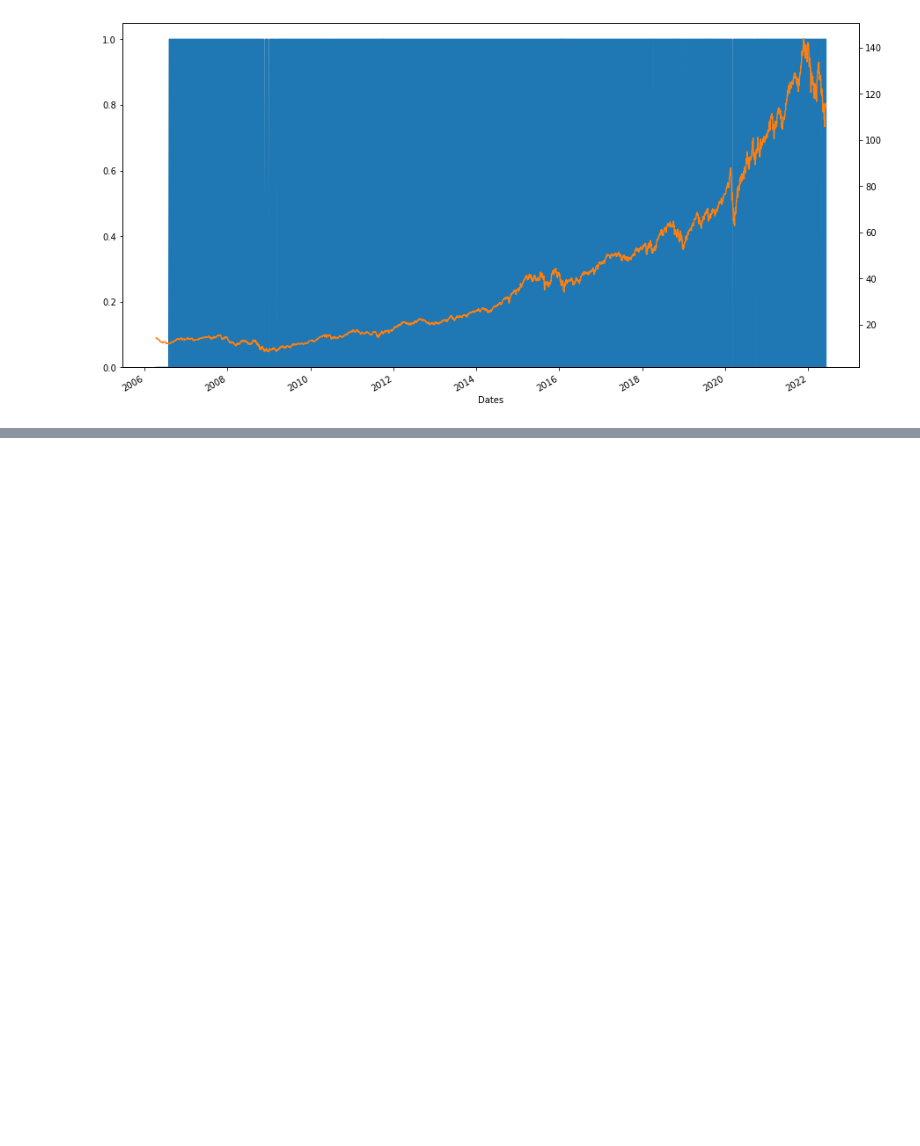
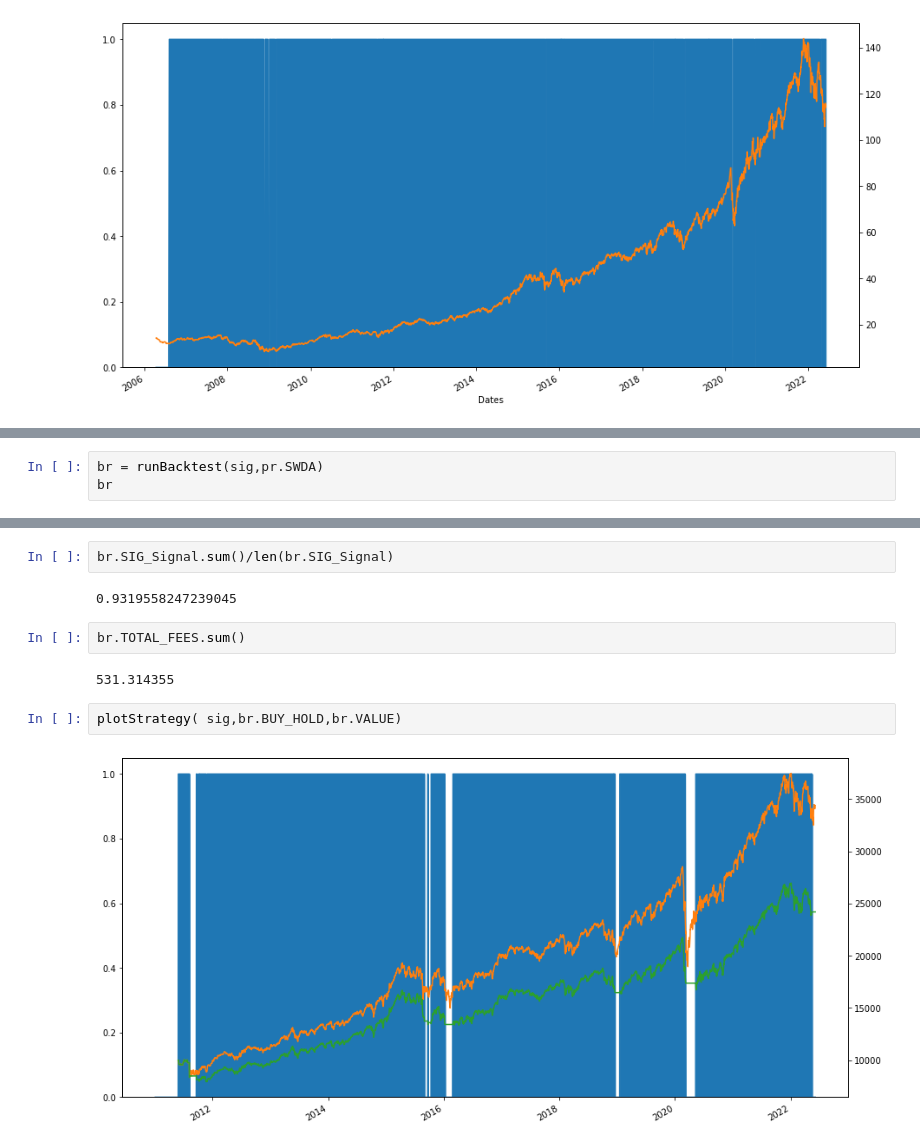
Before and after one commit to bearloop/strategies, a Jupyter notebook: naive_trend_following.ipynb, the cells around one changed output, grey strips where cells are left out. Saved outputs shown, nothing was run; the diff lists cells and outputs as text; blank space fills up the shorter version.

```diff
--- a/naive_trend_following.ipynb
+++ b/naive_trend_following.ipynb
@@ -197,0 +257,3 @@ qla.plot_line(exxt_strat[list(summ.index[:4])+['BH']].dropna(), rebase=True)
+# %%
+br = runBacktest(sig,pr.SWDA)
+br
@@ -197,0 +274,12 @@ qla.plot_line(exxt_strat[list(summ.index[:4])+['BH']].dropna(), rebase=True)
+# %%
+br.SIG_Signal.sum()/len(br.SIG_Signal)
+# %% [output]
+0.9319558247239045
+# %%
+br.TOTAL_FEES.sum()
+# %% [output]
+531.314355
+# %%
+plotStrategy( sig,br.BUY_HOLD,br.VALUE)
+# %% [output]
+[figure, added]
```
Also changed, not shown: parts of 10 cells of this notebook, 1 other file.
